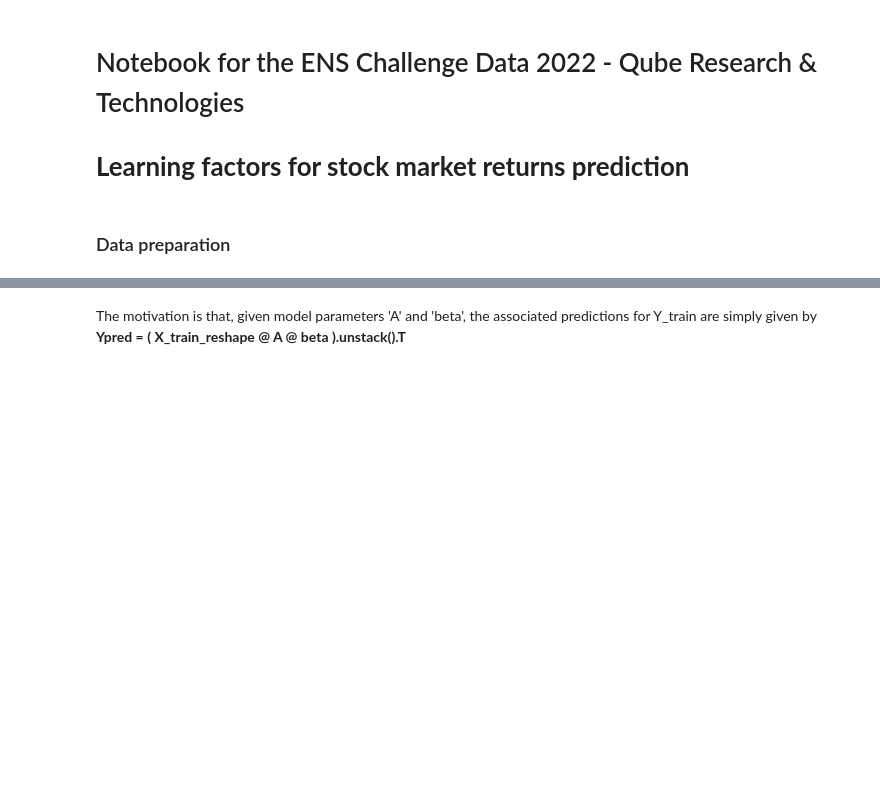
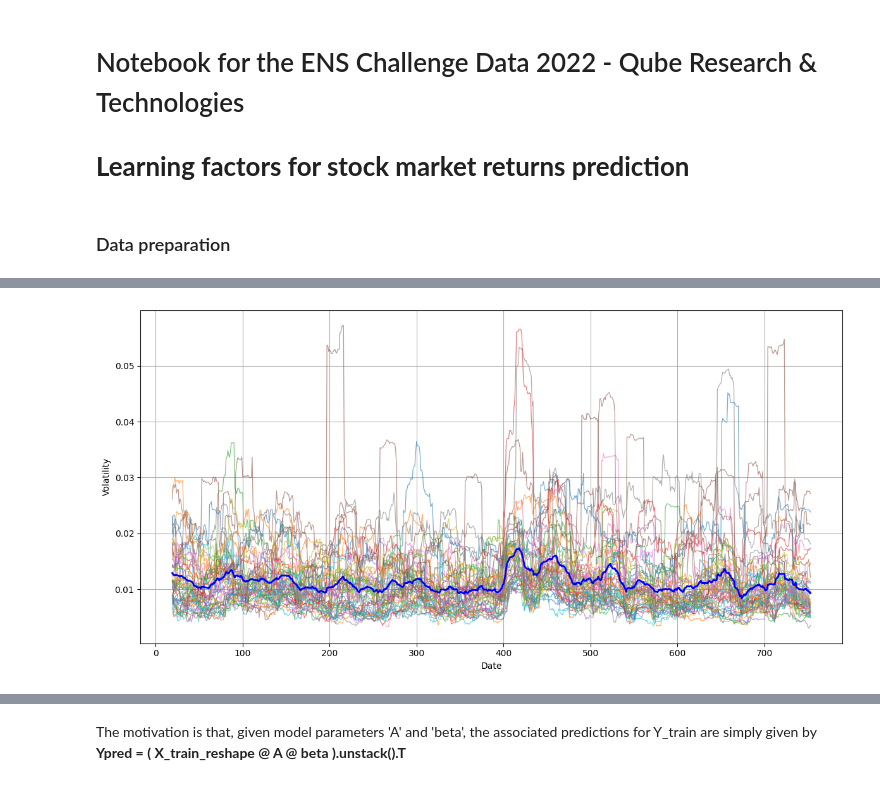
Before and after one commit to charlesdezons/QRT_Challenge_MFD, a Jupyter notebook: ENS_QRT22_V1.ipynb, the cells around one changed output, grey strips where cells are left out. Saved outputs shown, nothing was run; the diff lists cells and outputs as text; code cells hidden in the pictures; blank space fills up the shorter version.

```diff
--- a/ENS_QRT22_V1.ipynb
+++ b/ENS_QRT22_V1.ipynb
@@ -29,0 +73,20 @@ To speed up upcoming computations, we reshape the data  into a DataFrame with in
+# %%
+# Calcul de la volatilité glissante (rolling std) sur 20 jours
+rolling_vol = X_train.T.rolling(window=20).std()
+mean_vol = rolling_vol.mean(axis=1)
+
+plt.figure(figsize=(12, 6))
+
+rolling_vol.plot(ax=plt.gca(), legend=False, alpha=0.6, linewidth=0.9)
+
+# Moyenne des volatilités (en bleu, bien visible)
+plt.plot(mean_vol.index, mean_vol, color='blue', linewidth=2)
+
+#plt.title("Sliding volatility on 20 days for the 50 stocks")
+plt.xlabel("Date")
+plt.ylabel("Volatility")
+plt.grid(True)
+plt.tight_layout()
+plt.show()
+# %% [output]
+[figure, added]
```
Also changed, not shown: parts of 11 cells of this notebook, 11 other files.
